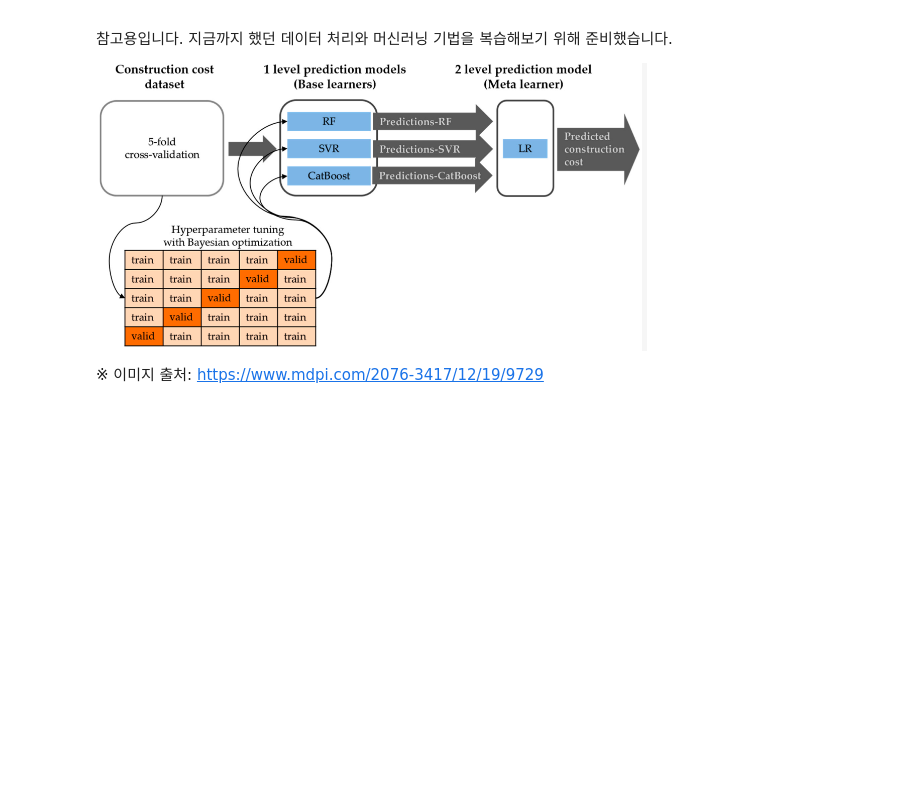
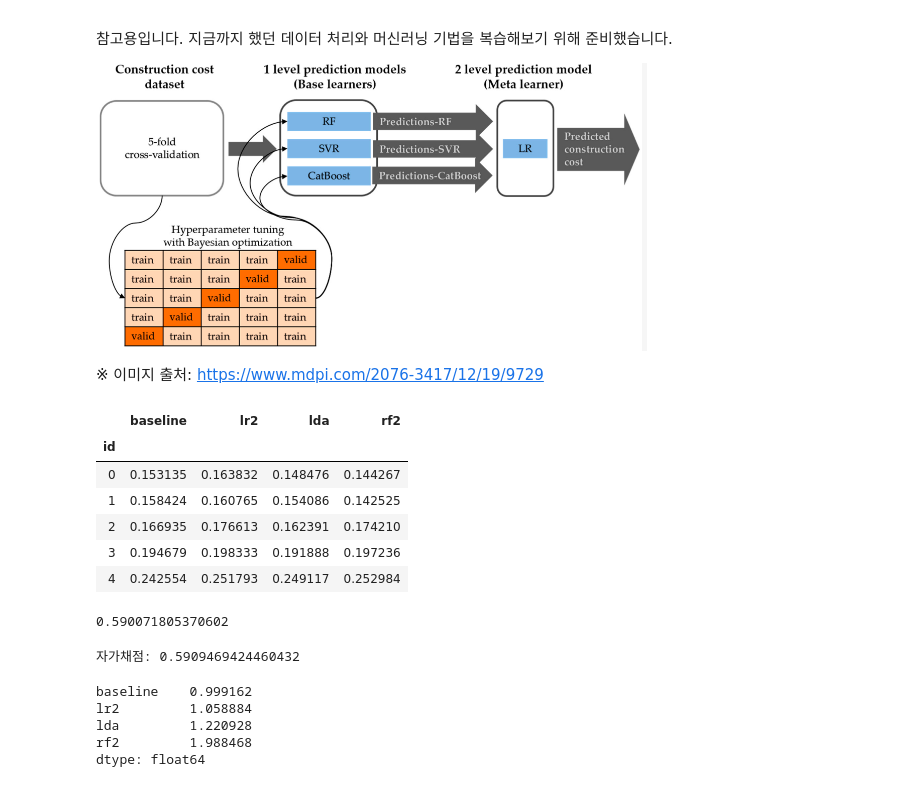
Before and after one commit to sunkusun9/DS_lv3_2604_2, a Jupyter notebook: sec_ds_lv3_prob1_kaggle.ipynb, the cells around one changed output. Saved outputs shown, nothing was run; the diff lists cells and outputs as text; code cells hidden in the pictures; blank space fills up the shorter version.

```diff
--- a/sec_ds_lv3_prob1_kaggle.ipynb
+++ b/sec_ds_lv3_prob1_kaggle.ipynb
@@ -430,3 +564,50 @@ LDA + Baseline
 ![image.png](embedded-picture-1)
 
 ※ 이미지 출처: https://www.mdpi.com/2076-3417/12/19/9729
+# %%
+from sklearn.model_selection import cross_val_predict
+models = [
+    ('baseline', clf_lr), # LR + SFS
+    ('lr2', clf_lr2), # LR.2: LR + feature PCA
+    ('lda', clf_lda), # LDA
+    ('rf2', clf_rf2), # RF + LDA
+]
+df_cv = pd.concat([
+    pd.Series(
+        cross_val_predict(
+            clf, df_train[X_all], df_train['failure'], groups = df_train['product_code'], cv = gkf, method = 'predict_proba'
+        )[:, 1], index =df_train.index, name = name
+    ) for name, clf in models
+], axis=1)
+df_cv.head()
+# %% [output]
+|  | baseline | lr2 | lda | rf2 |
+| id |  |  |  |  |
+| 0 | 0.153135 | 0.163832 | 0.148476 | 0.144267 |
+| 1 | 0.158424 | 0.160765 | 0.154086 | 0.142525 |
+| 2 | 0.166935 | 0.176613 | 0.162391 | 0.174210 |
+| 3 | 0.194679 | 0.198333 | 0.191888 | 0.197236 |
+| 4 | 0.242554 | 0.251793 | 0.249117 | 0.252984 |
+# %%
+from sklearn.model_selection import cross_val_score
+from sklearn.linear_model import LogisticRegression
+clf_meta_lr = LogisticRegression(solver = 'lbfgs')
+scores = cross_val_score(
+    clf_meta_lr, df_cv, df_train['failure'], groups = df_train['product_code'], cv = gkf, scoring= 'roc_auc'
+)
+np.mean(scores)
+# %% [output]
+0.590071805370602
+# %%
+prd = clf_meta_lr.fit(df_cv, df_train['failure']).predict_proba(df_vt)[:, 1]
+print("자가채점: {}".format(roc_auc_score(s_kaggle_ans, prd)))
+# %% [output]
+자가채점: 0.5909469424460432
+# %%
+pd.Series(clf_meta_lr.coef_[0], index = df_cv.columns)
+# %% [output]
+baseline    0.999162
+lr2         1.058884
+lda         1.220928
+rf2         1.988468
+dtype: float64
```
Also changed, not shown: parts of 11 cells of this notebook.
